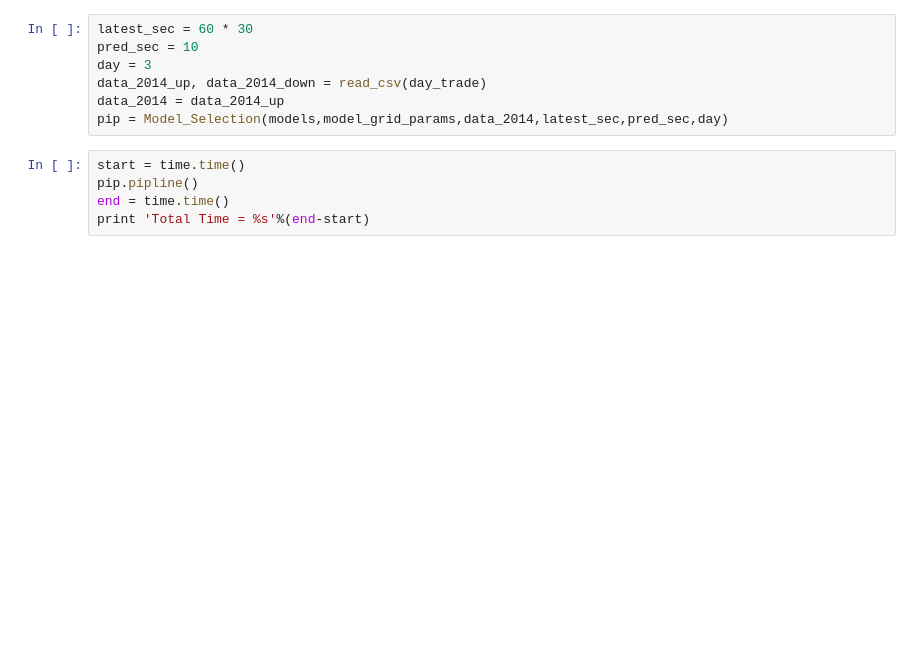
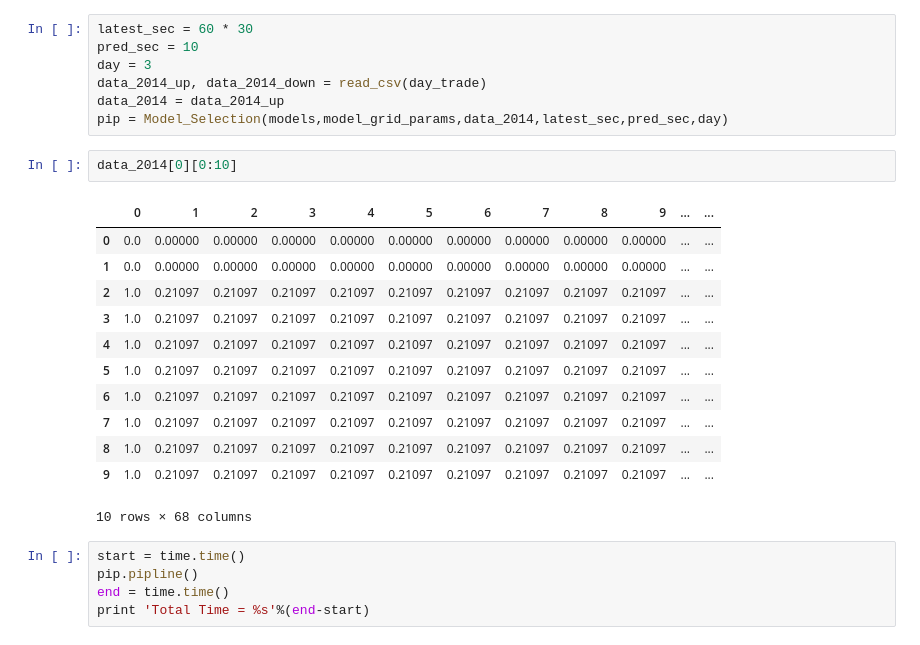
Before and after one commit to rorysroes/SGX-Full-OrderBook-Tick-Data-Trading-Strategy, a Jupyter notebook: Model_Selection.ipynb, the cells around one changed output. Saved outputs shown, nothing was run; the diff lists cells and outputs as text; blank space fills up the shorter version.

```diff
--- a/Model_Selection.ipynb
+++ b/Model_Selection.ipynb
@@ -203,6 +203,21 @@ day = 3
 data_2014_up, data_2014_down = read_csv(day_trade)
 data_2014 = data_2014_up
 pip = Model_Selection(models,model_grid_params,data_2014,latest_sec,pred_sec,day)
+# %%
+data_2014[0][0:10]
+# %% [output]
+|  | 0 | 1 | 2 | 3 | 4 | 5 | 6 | 7 | 8 | 9 | ... | ... |
+| 0 | 0.0 | 0.00000 | 0.00000 | 0.00000 | 0.00000 | 0.00000 | 0.00000 | 0.00000 | 0.00000 | 0.00000 | ... | ... |
+| 1 | 0.0 | 0.00000 | 0.00000 | 0.00000 | 0.00000 | 0.00000 | 0.00000 | 0.00000 | 0.00000 | 0.00000 | ... | ... |
+| 2 | 1.0 | 0.21097 | 0.21097 | 0.21097 | 0.21097 | 0.21097 | 0.21097 | 0.21097 | 0.21097 | 0.21097 | ... | ... |
+| 3 | 1.0 | 0.21097 | 0.21097 | 0.21097 | 0.21097 | 0.21097 | 0.21097 | 0.21097 | 0.21097 | 0.21097 | ... | ... |
+| 4 | 1.0 | 0.21097 | 0.21097 | 0.21097 | 0.21097 | 0.21097 | 0.21097 | 0.21097 | 0.21097 | 0.21097 | ... | ... |
+| 5 | 1.0 | 0.21097 | 0.21097 | 0.21097 | 0.21097 | 0.21097 | 0.21097 | 0.21097 | 0.21097 | 0.21097 | ... | ... |
+| 6 | 1.0 | 0.21097 | 0.21097 | 0.21097 | 0.21097 | 0.21097 | 0.21097 | 0.21097 | 0.21097 | 0.21097 | ... | ... |
+| 7 | 1.0 | 0.21097 | 0.21097 | 0.21097 | 0.21097 | 0.21097 | 0.21097 | 0.21097 | 0.21097 | 0.21097 | ... | ... |
+| 8 | 1.0 | 0.21097 | 0.21097 | 0.21097 | 0.21097 | 0.21097 | 0.21097 | 0.21097 | 0.21097 | 0.21097 | ... | ... |
+| 9 | 1.0 | 0.21097 | 0.21097 | 0.21097 | 0.21097 | 0.21097 | 0.21097 | 0.21097 | 0.21097 | 0.21097 | ... | ... |
+10 rows × 68 columns
 # %%
 start = time.time()
 pip.pipline()
```
